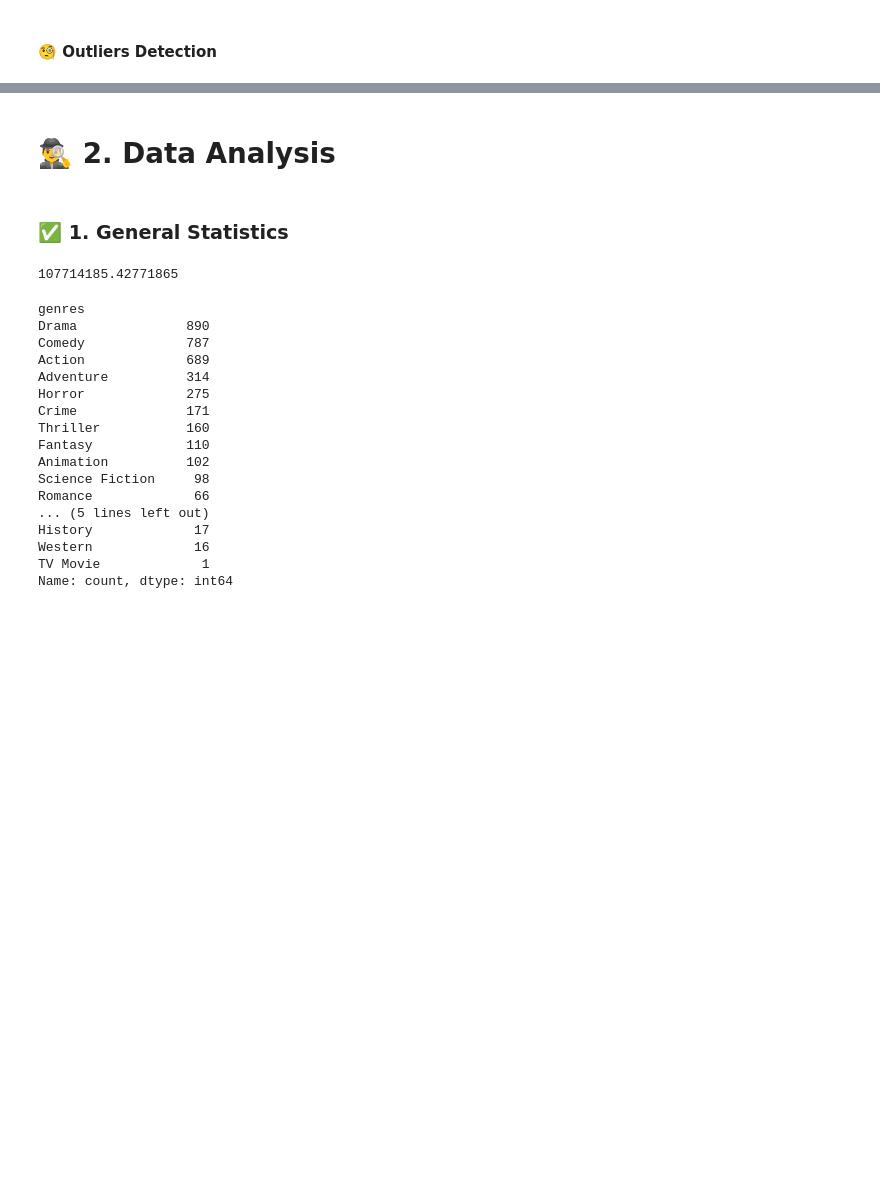
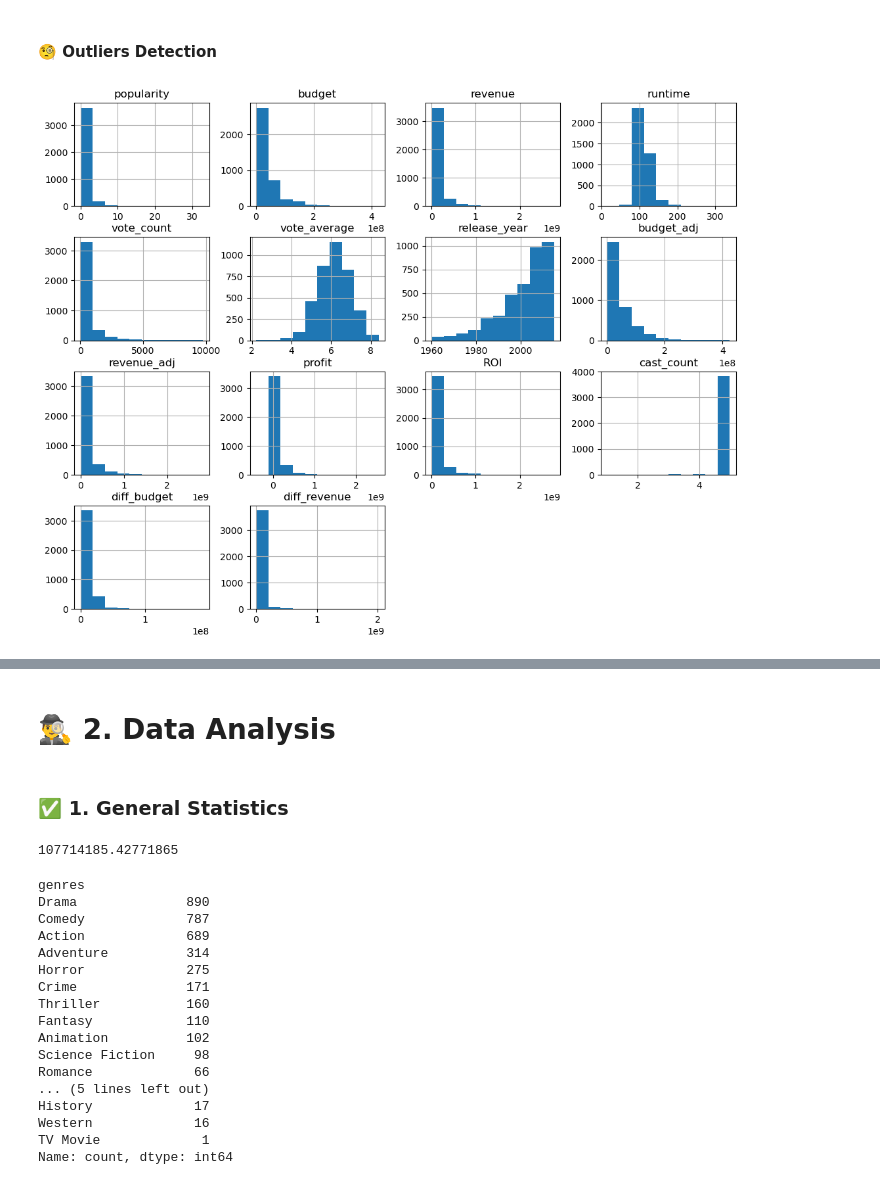
Before and after one commit to belhaddadmohamed/Kaggle-Competitions-Data-Analytics, a Jupyter notebook: Data analysis - Mazen Analytics/Project2 - Movies/movies_analytics.ipynb, the cells around one changed output, grey strips where cells are left out. Cells and saved outputs as stored; diff of their text form; code cells hidden in the pictures; blank space fills up the shorter version.

```diff
--- a/Data analysis - Mazen Analytics/كورس اساسيات تحليل البيانات/Project2/movies_analytics.ipynb
+++ b/Data analysis - Mazen Analytics/Project2 - Movies/movies_analytics.ipynb
@@ -116,4 +116,11 @@ df.head(3)
 | 262500 | tt2908446 | 13 | 110000000 | 295238201 | Insurgent | Shailene Woodley|Theo James|Kate ... | Robert Schwentke | 119 | Adventure | ... |
 # %% [markdown]
 #### 🧐 Outliers Detection
+# %%
+# Distribution histogram
+fig, ax = plt.subplots(figsize=(13, 10))
+df.hist(ax=ax)
+plt.show()
+# %% [output]
+[figure, added]
 # %%
```
Also changed, not shown: parts of 7 cells of this notebook, 11 other files.
